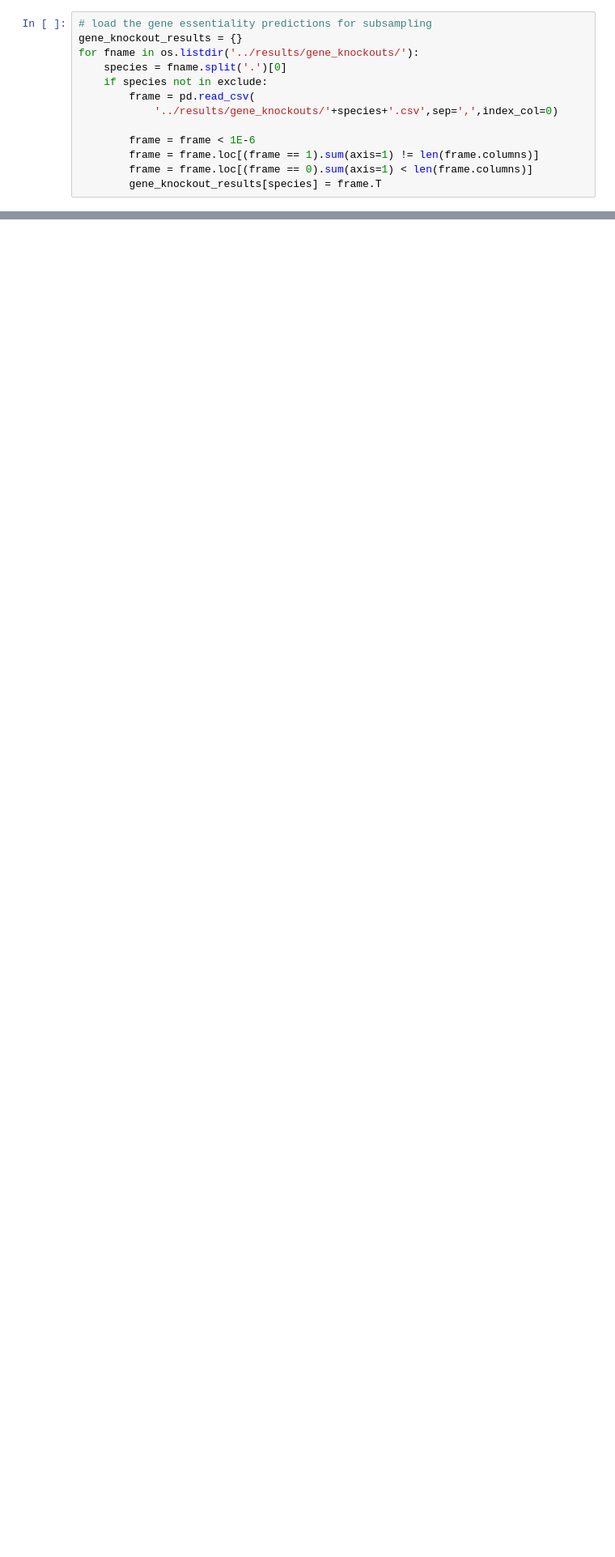
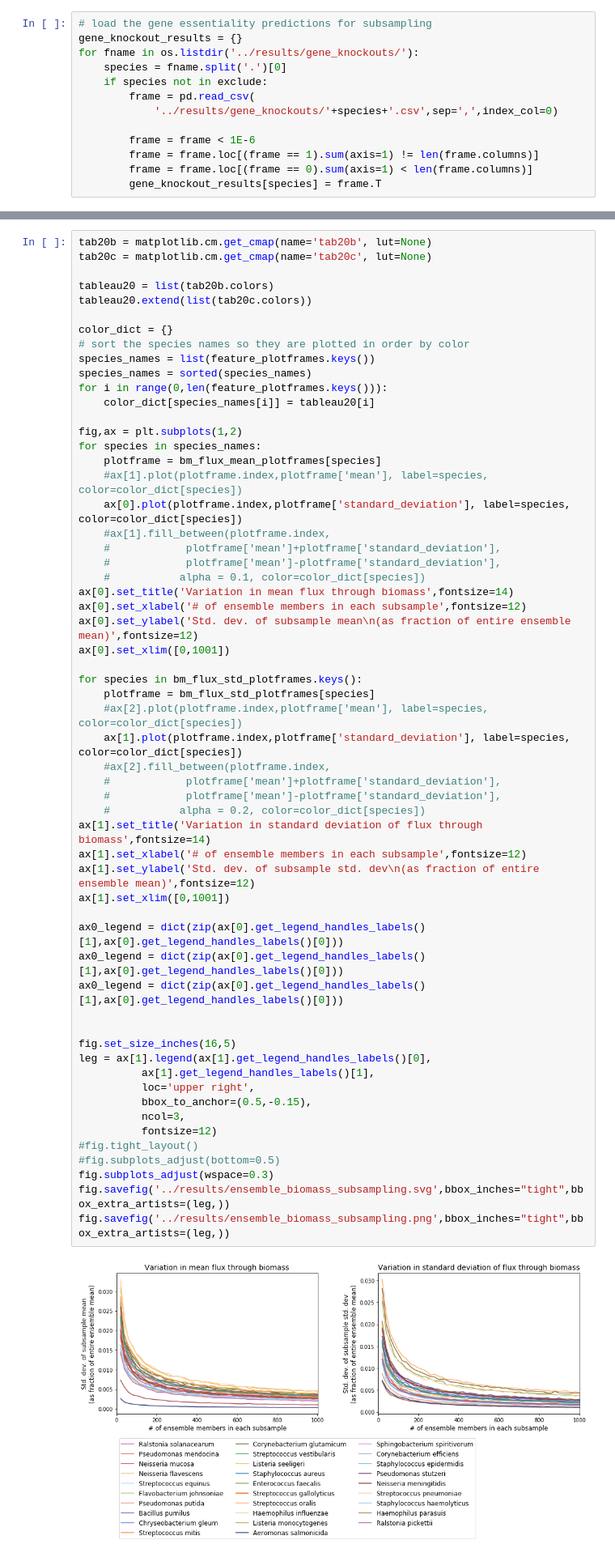
Before and after one commit to gregmedlock/ssl_ensembles, a Jupyter notebook: bin/subsample_ensembles.ipynb, the cells around one changed output, grey strips where cells are left out. Shown at 81% size. Saved outputs shown, nothing was run; the diff lists cells and outputs as text; blank space fills up the shorter version.

```diff
--- a/bin/subsample_ensembles.ipynb
+++ b/bin/subsample_ensembles.ipynb
@@ -289,0 +296,60 @@ species_names
+# %%
+tab20b = matplotlib.cm.get_cmap(name='tab20b', lut=None)
+tab20c = matplotlib.cm.get_cmap(name='tab20c', lut=None)
+
+tableau20 = list(tab20b.colors)
+tableau20.extend(list(tab20c.colors))
+
+color_dict = {}
+# sort the species names so they are plotted in order by color
+species_names = list(feature_plotframes.keys())
+species_names = sorted(species_names)
+for i in range(0,len(feature_plotframes.keys())):
+    color_dict[species_names[i]] = tableau20[i]
+
+fig,ax = plt.subplots(1,2)
+for species in species_names:
+    plotframe = bm_flux_mean_plotframes[species]
+    #ax[1].plot(plotframe.index,plotframe['mean'], label=species, color=color_dict[species])
+    ax[0].plot(plotframe.index,plotframe['standard_deviation'], label=species, color=color_dict[species])
+    #ax[1].fill_between(plotframe.index,
+    #            plotframe['mean']+plotframe['standard_deviation'],
+    #            plotframe['mean']-plotframe['standard_deviation'],
+    #           alpha = 0.1, color=color_dict[species])
+ax[0].set_title('Variation in mean flux through biomass',fontsize=14)
+ax[0].set_xlabel('# of ensemble members in each subsample',fontsize=12)
+ax[0].set_ylabel('Std. dev. of subsample mean\n(as fraction of entire ensemble mean)',fontsize=12)
+ax[0].set_xlim([0,1001])
+
+for species in bm_flux_std_plotframes.keys():
+    plotframe = bm_flux_std_plotframes[species]
+    #ax[2].plot(plotframe.index,plotframe['mean'], label=species, color=color_dict[species])
+    ax[1].plot(plotframe.index,plotframe['standard_deviation'], label=species, color=color_dict[species])
+    #ax[2].fill_between(plotframe.index,
+    #            plotframe['mean']+plotframe['standard_deviation'],
+    #            plotframe['mean']-plotframe['standard_deviation'],
+    #           alpha = 0.2, color=color_dict[species])
+ax[1].set_title('Variation in standard deviation of flux through biomass',fontsize=14)
+ax[1].set_xlabel('# of ensemble members in each subsample',fontsize=12)
+ax[1].set_ylabel('Std. dev. of subsample std. dev\n(as fraction of entire ensemble mean)',fontsize=12)
+ax[1].set_xlim([0,1001])
+
+ax0_legend = dict(zip(ax[0].get_legend_handles_labels()[1],ax[0].get_legend_handles_labels()[0]))
+ax0_legend = dict(zip(ax[0].get_legend_handles_labels()[1],ax[0].get_legend_handles_labels()[0]))
+ax0_legend = dict(zip(ax[0].get_legend_handles_labels()[1],ax[0].get_legend_handles_labels()[0]))
+
+
+fig.set_size_inches(16,5)
+leg = ax[1].legend(ax[1].get_legend_handles_labels()[0],
+          ax[1].get_legend_handles_labels()[1],
+          loc='upper right',
+          bbox_to_anchor=(0.5,-0.15),
+          ncol=3,
+          fontsize=12)
+#fig.tight_layout()
+#fig.subplots_adjust(bottom=0.5)
+fig.subplots_adjust(wspace=0.3)
+fig.savefig('../results/ensemble_biomass_subsampling.svg',bbox_inches="tight",bbox_extra_artists=(leg,))
+fig.savefig('../results/ensemble_biomass_subsampling.png',bbox_inches="tight",bbox_extra_artists=(leg,))
+# %% [output]
+[figure, added]
```
Also changed, not shown: parts of 3 cells of this notebook, 7 other files.
